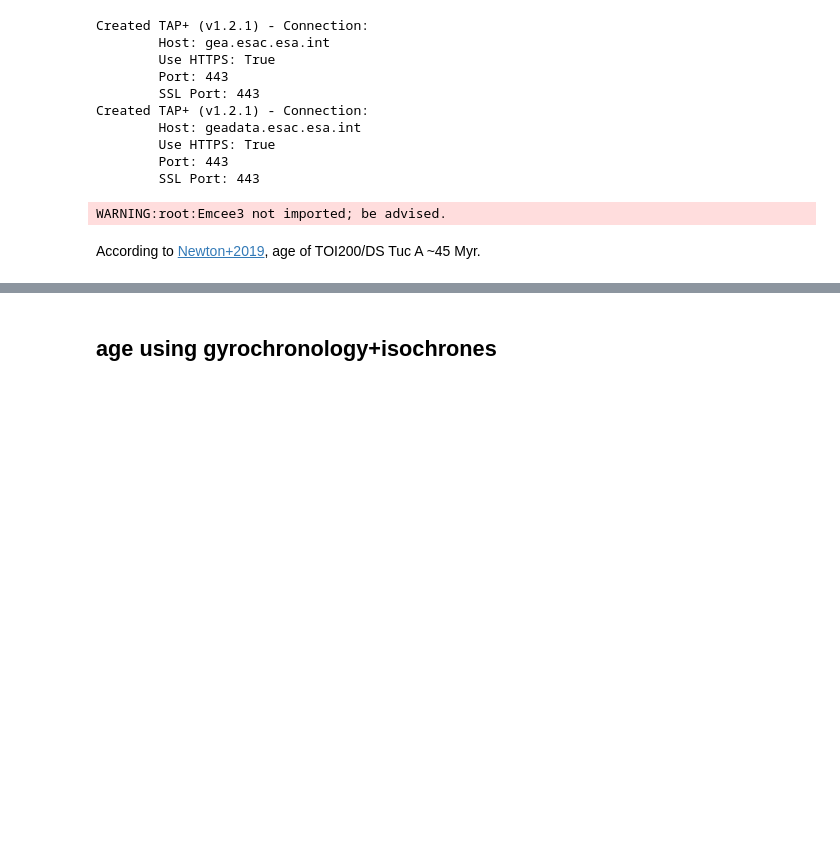
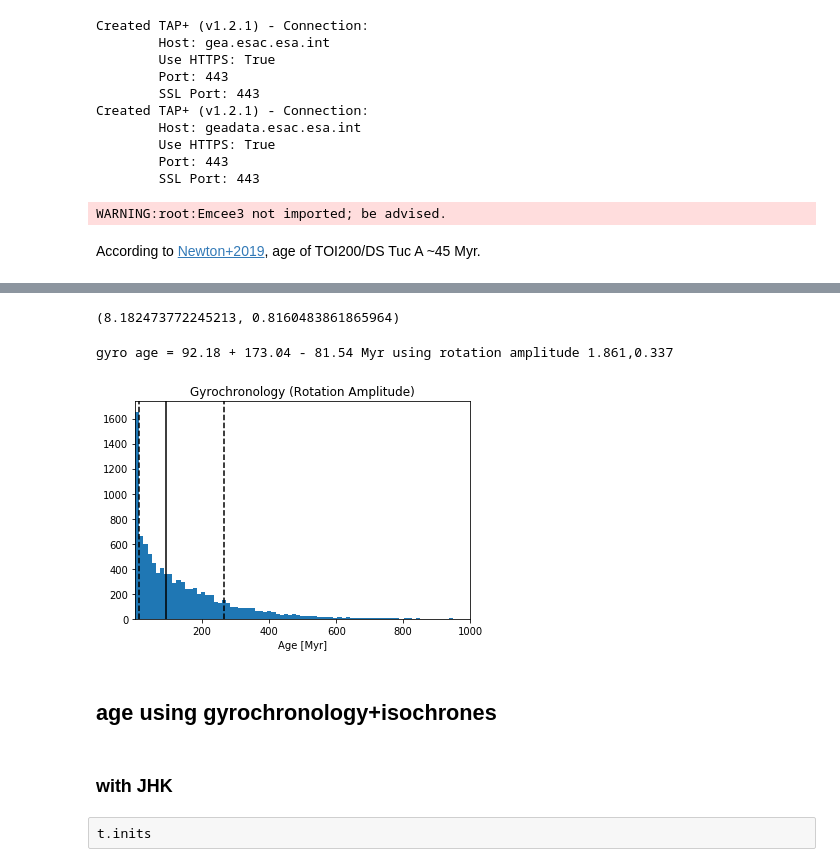
Before and after one commit to jpdeleon/chronos, a Jupyter notebook: notebooks/examples-age.ipynb, the cells around one changed output, grey strips where cells are left out. Drawn from its saved outputs; the diff is of its cells as text; code cells hidden in the pictures; blank space fills up the shorter version.

```diff
--- a/notebooks/examples-age.ipynb
+++ b/notebooks/examples-age.ipynb
@@ -89,2 +118,24 @@ pl.xlim(1,5e2);
+# %%
+prot, prot_err
+# %% [output]
+(8.182473772245213, 0.8160483861865964)
+# %%
+#get age results
+age,age_plus,age_minus,samples = t.get_age(lc, prot=(prot,prot_err), method='amp', return_samples=True)
+
+pl.hist(samples/1e6, bins=300);
+pl.axvline((age+age_plus)/1e6, 0, 1, ls='--', c='k')
+pl.axvline(age/1e6, 0, 1, ls='-', c='k')
+pl.axvline((age-age_minus)/1e6, 0, 1, ls='--', c='k')
+pl.title('Gyrochronology (Rotation Amplitude)')
+pl.xlabel('Age [Myr]')
+pl.xlim(1,1e3);
+# %% [output]
+gyro age = 92.18 + 173.04 - 81.54 Myr using rotation amplitude 1.861,0.337
+[figure, added]
 # %% [markdown]
 ## age using gyrochronology+isochrones
+# %% [markdown]
+### with JHK
+# %% [raw]
+t.inits
```
Also changed, not shown: parts of 32 cells of this notebook, 2 other files.
